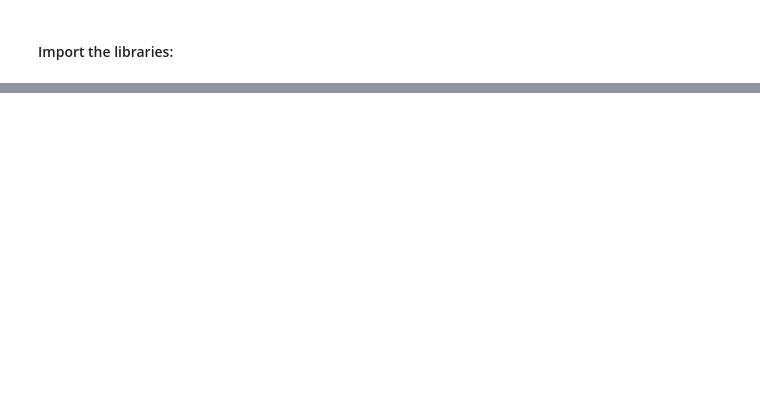
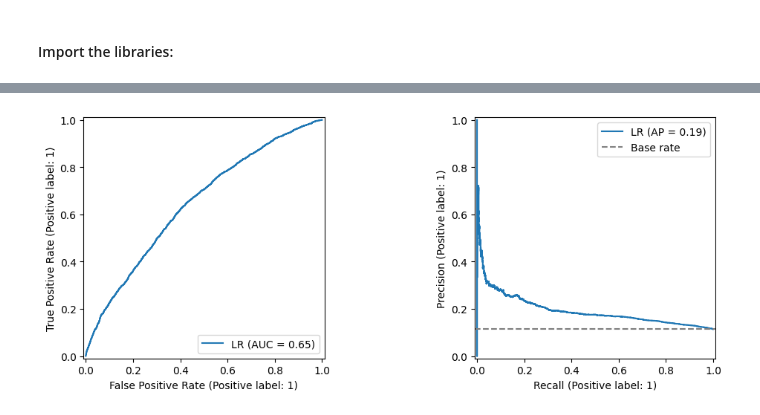
Before and after one commit to ThienNguyen009/F26_4495_S2_ThienN, a Jupyter notebook: Implementation/readmission/notebooks/03_baseline.ipynb, the cells around one changed output, grey strips where cells are left out. Cells and saved outputs as stored; diff of their text form; code cells hidden in the pictures; blank space fills up the shorter version.

```diff
--- a/Implementation/readmission/notebooks/03_baseline.ipynb
+++ b/Implementation/readmission/notebooks/03_baseline.ipynb
@@ -40,3 +43,14 @@ results
 | 0 | LR (no correction) | 0.6448 | 0.1953 | 0.1936 | 0.0117 | 0.5000 | 0.0027 | ... |
 | 1 | LR (class weights) | 0.6458 | 0.1944 | 0.1933 | 0.5192 | 0.1730 | 0.3421 | ... |
 | 2 | LR (SMOTE) | 0.6316 | 0.1902 | 0.1936 | 0.5136 | 0.1676 | 0.3494 | ... |
+# %%
+best = models["LR (class weights)"]
+p = best.predict_proba(Xva)[:, 1]
+fig, ax = plt.subplots(1, 2, figsize=(11, 4))
+RocCurveDisplay.from_predictions(yva, p, ax=ax[0], name="LR")
+PrecisionRecallDisplay.from_predictions(yva, p, ax=ax[1], name="LR")
+ax[1].axhline(yva.mean(), ls="--", color="gray", label="Base rate")
+ax[1].legend()
+fig.tight_layout(); fig.savefig("results/baseline_curves.png", dpi=150)
+# %% [output]
+[figure, added]
```
Also changed, not shown: parts of 1 cell of this notebook.
